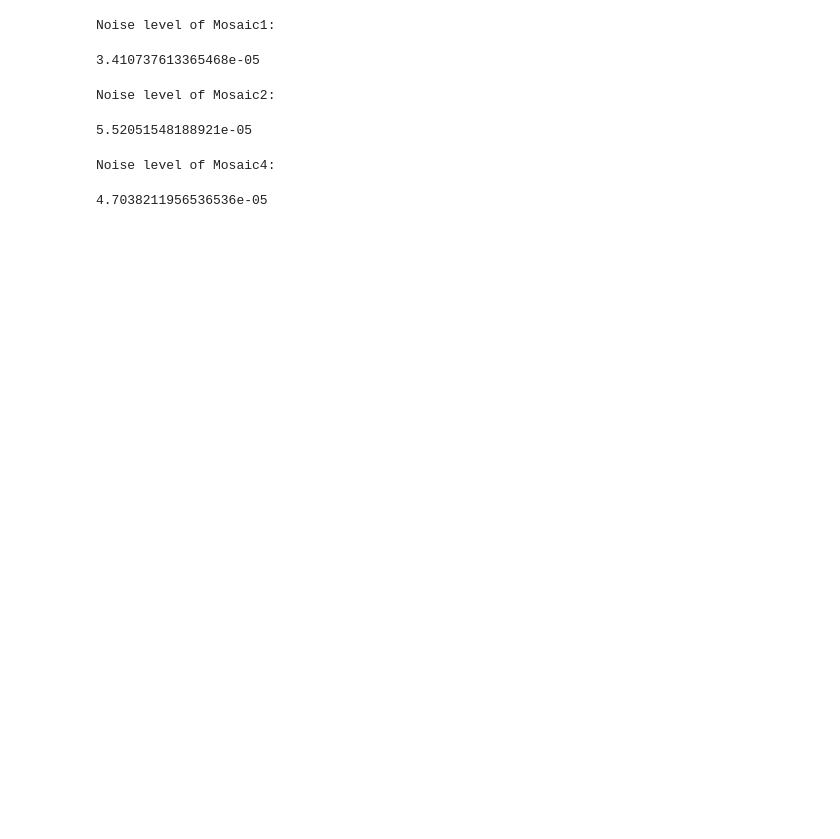
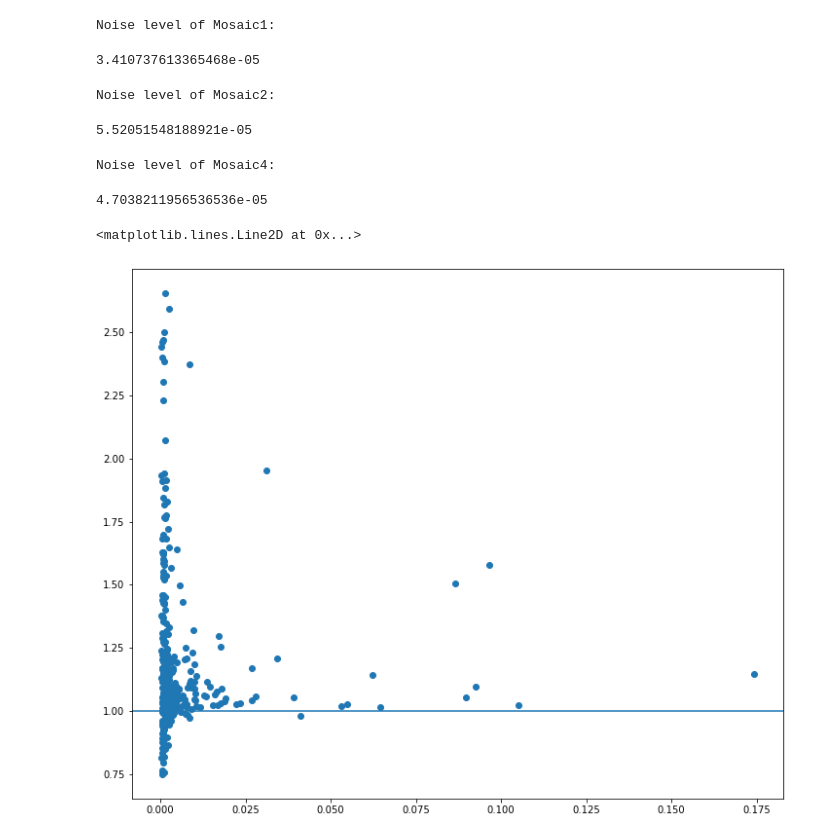
Before and after one commit to halehhajizadeh/VLA-Perseus, a Jupyter notebook: scripts/noise-extraction.ipynb, the cells around one changed output. Drawn from its saved outputs; the diff is of its cells as text; code cells hidden in the pictures; blank space fills up the shorter version.

```diff
--- a/scripts/noise-extraction.ipynb
+++ b/scripts/noise-extraction.ipynb
@@ -89,3 +90,10 @@ np.mean(df_3['Resid_Isl_rms'])
 # %% [output]
 Noise level of Mosaic4:
 4.7038211956536536e-05
+# %%
+plt.figure(figsize=(12,10))
+plt.scatter(df_2['Peak_flux'], df_2['Total_flux']/df_2['Peak_flux'])
+plt.axhline(1)
+# %% [output]
+<matplotlib.lines.Line2D at 0x...>
+[figure, added]
```
Also changed, not shown: parts of 1 cell of this notebook.
